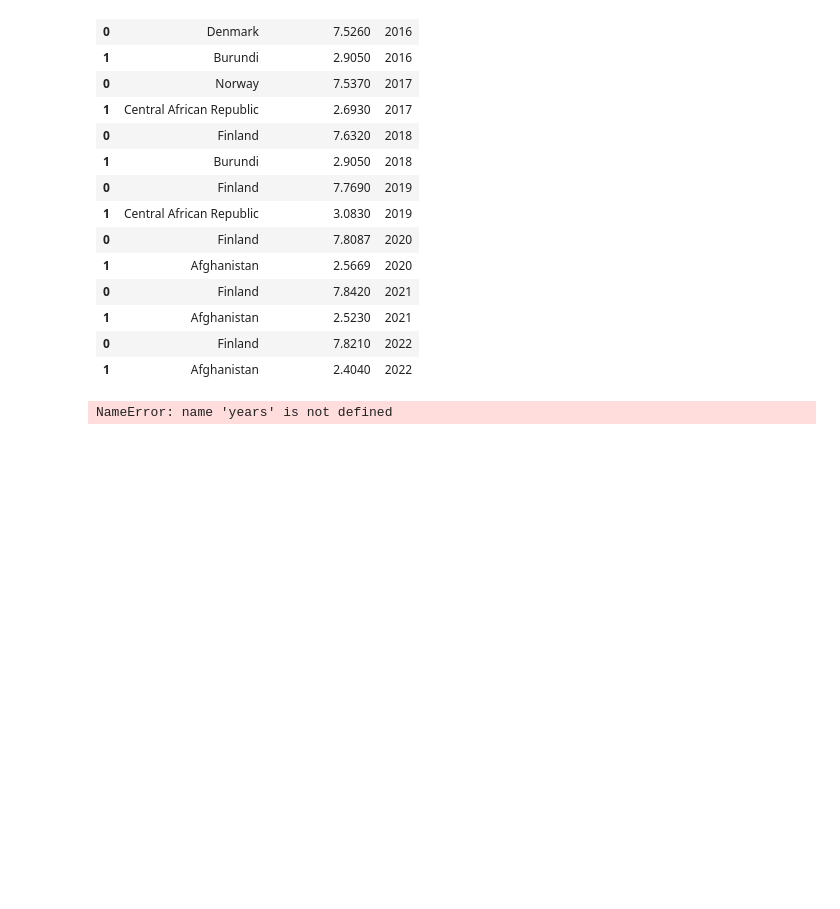
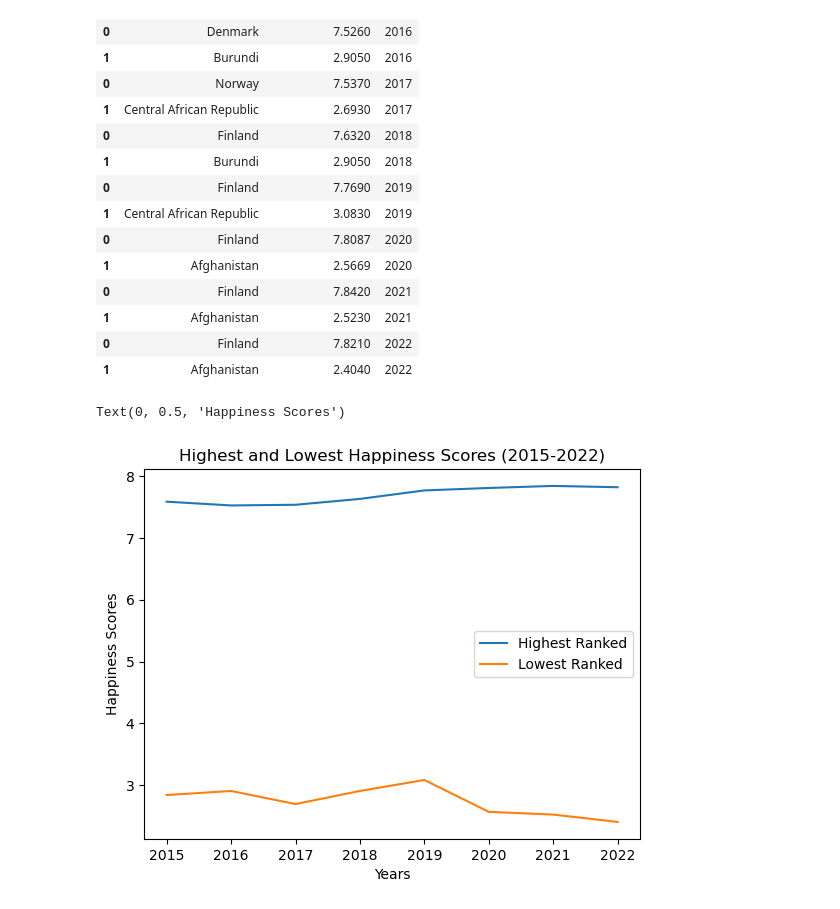
Before and after one commit to emily-curlin/Project1, a Jupyter notebook: world_happiness_lauren.ipynb, the cells around one changed output. Saved outputs shown, nothing was run; the diff lists cells and outputs as text; code cells hidden in the pictures; blank space fills up the shorter version.

Commit message:
added charts

```diff
--- a/world_happiness_lauren.ipynb
+++ b/world_happiness_lauren.ipynb
@@ -652,30 +681,21 @@ final_df
 | 1 | Afghanistan | 2.5230 | 2021 |
 | 0 | Finland | 7.8210 | 2022 |
 | 1 | Afghanistan | 2.4040 | 2022 |
-# %%
-#final_df
-#x_axis = final_df["Country"]
-#tumsiz = final_df["Happiness Score"]
-
-#fig1, ax1 = plt.subplots()
-#plt.title('Highest and Lowest Happiness Scores (2015-2022)')
-#plt.plot(x_axis, tumsiz,linewidth=2, markersize=15,marker="o",color="blue")
-#plt.xlabel('Country')
-#plt.ylabel('Happiness Score')
-
-#Skeleton...
-# Plot the world average as a line chart
-lowest_ranked, = plt.plot(years, final_df, color="blue", label="Lowest Ranked Happiness Scores" )
-
-# Plot the unemployment values for a single country
-#country_one, = plt.plot(years, combined_unemployed_data.loc['USA',["2010","2011","2012","2013","2014","2015",
-                                                                  #"2016","2017","2018","2019","2020"]],
-                        #color="green",label=combined_unemployed_data.loc['USA',"Country Name"])
-
-# Create a legend for our chart
-#plt.legend(handles=[world_avg, country_one], loc="best")
-
-# Show the chart
-plt.show()
-# %% [output]
-NameError: name 'years' is not defined
+# %%
+#Create a line chart-Lauren
+df = pd.DataFrame({
+    'Highest Ranked': [7.5870, 7.5260, 7.5370, 7.6320, 7.7690, 7.8087, 7.8420, 7.8210],
+    'Lowest Ranked': [2.8390, 2.9050, 2.6930, 2.9050, 3.0830, 2.5669, 2.5230, 2.4040]
+}, index=[2015, 2016, 2017, 2018, 2019, 2020, 2021, 2022])
+lines = df.plot.line()
+
+#x_axis = ["Highest Ranked"]
+plt.title('Highest and Lowest Happiness Scores (2015-2022)')
+plt.xlabel('Years')
+plt.ylabel('Happiness Scores')
+
+#x_axis = final_df["Years"]
+#plt.plot(x_axis, linewidth=2, markersize=15, marker="o")
+# %% [output]
+Text(0, 0.5, 'Happiness Scores')
+[figure, added]
```
Also changed, not shown: parts of 41 cells of this notebook.
